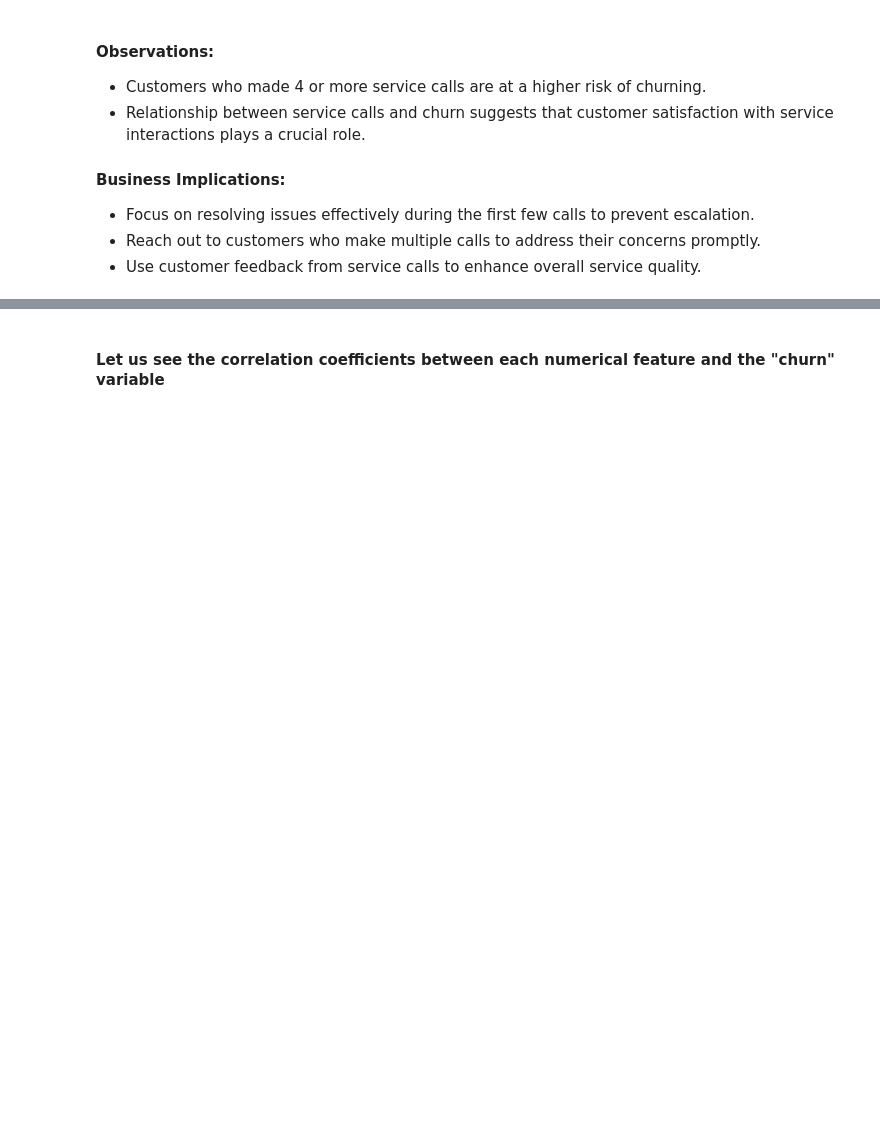
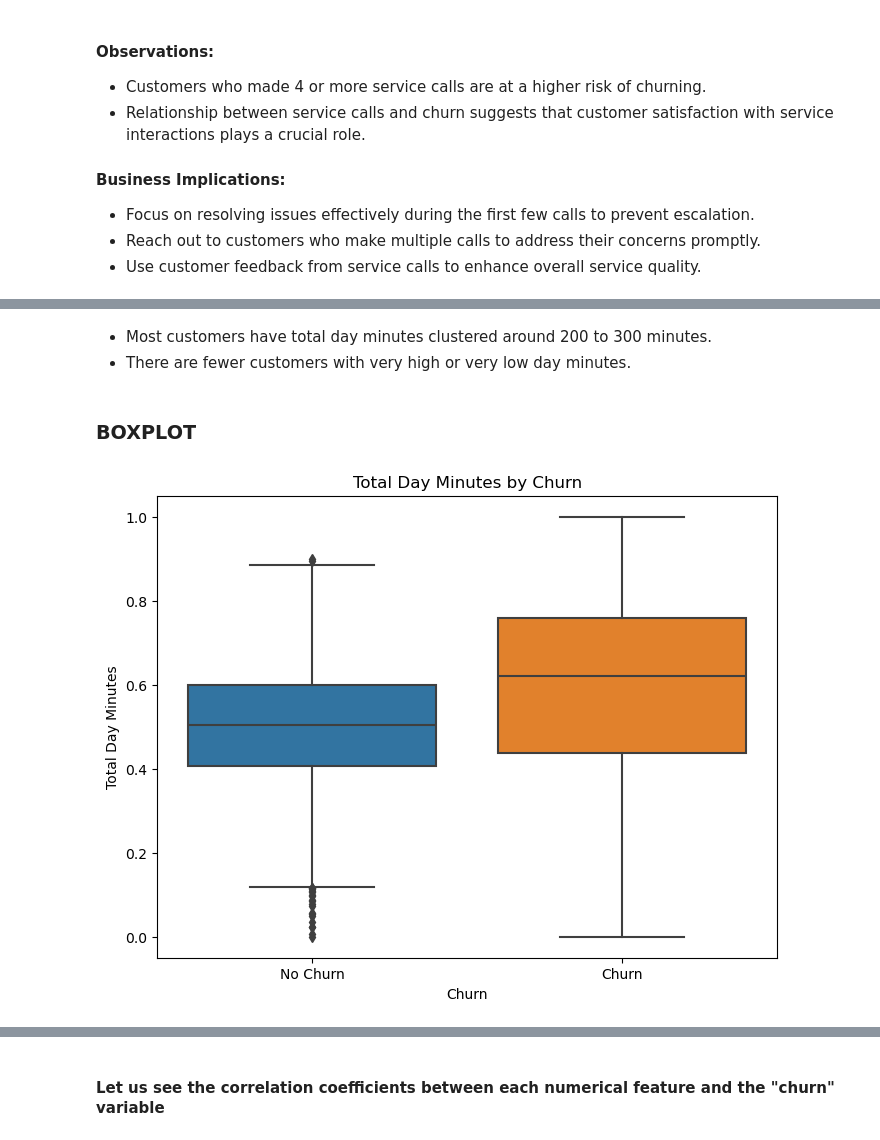
Before and after one commit to Abuz254/glowing-octo-computing-machine, a Jupyter notebook: telcom.ipynb, the cells around one changed output, grey strips where cells are left out. Cells and saved outputs as stored; diff of their text form; code cells hidden in the pictures; blank space fills up the shorter version.

```diff
--- a/telcom.ipynb
+++ b/telcom.ipynb
@@ -375,0 +396,15 @@ plt.show()
+# %% [markdown]
+- Most customers have total day minutes clustered around 200 to 300 minutes.
+- There are fewer customers with very high or very low day minutes.
+# %% [markdown]
+### BOXPLOT
+# %%
+plt.figure(figsize=(8, 6))
+sns.boxplot(x='churn', y='total day minutes', data=df)
+plt.title('Total Day Minutes by Churn')
+plt.xlabel('Churn')
+plt.ylabel('Total Day Minutes')
+plt.xticks([0, 1], ['No Churn', 'Churn'])
+plt.show()
+# %% [output]
+[figure, added]
```
Also changed, not shown: parts of 73 cells of this notebook.
